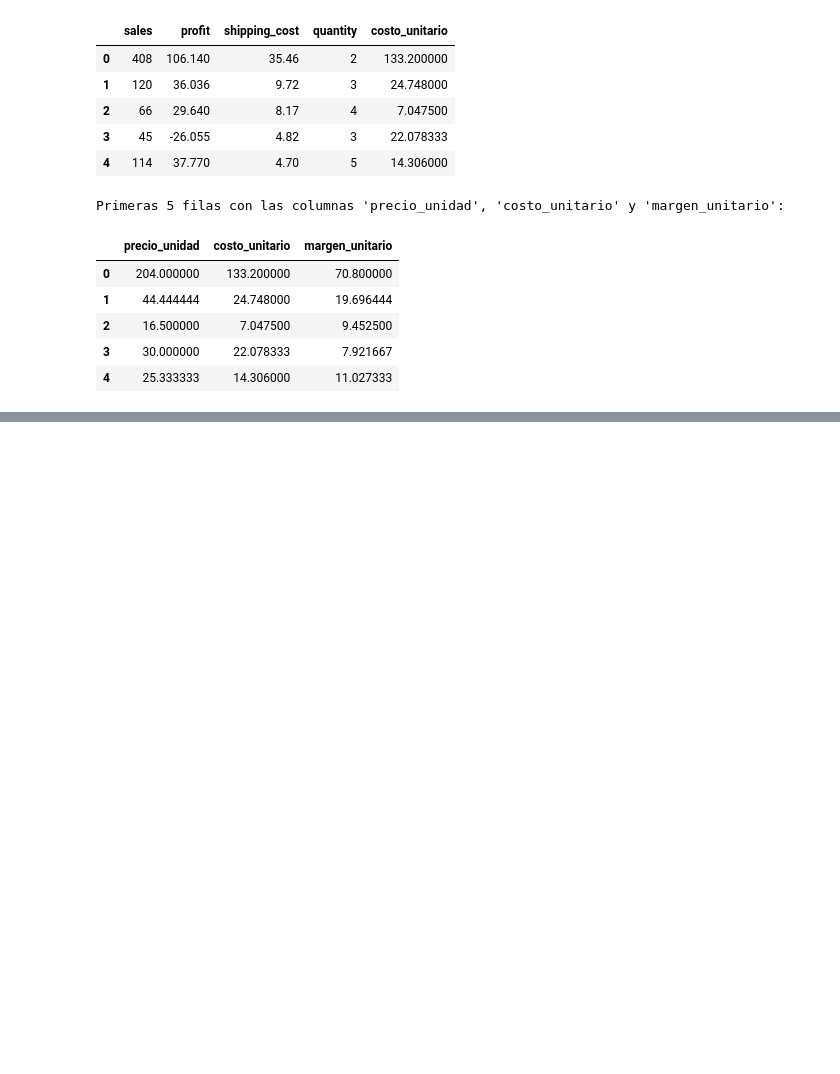
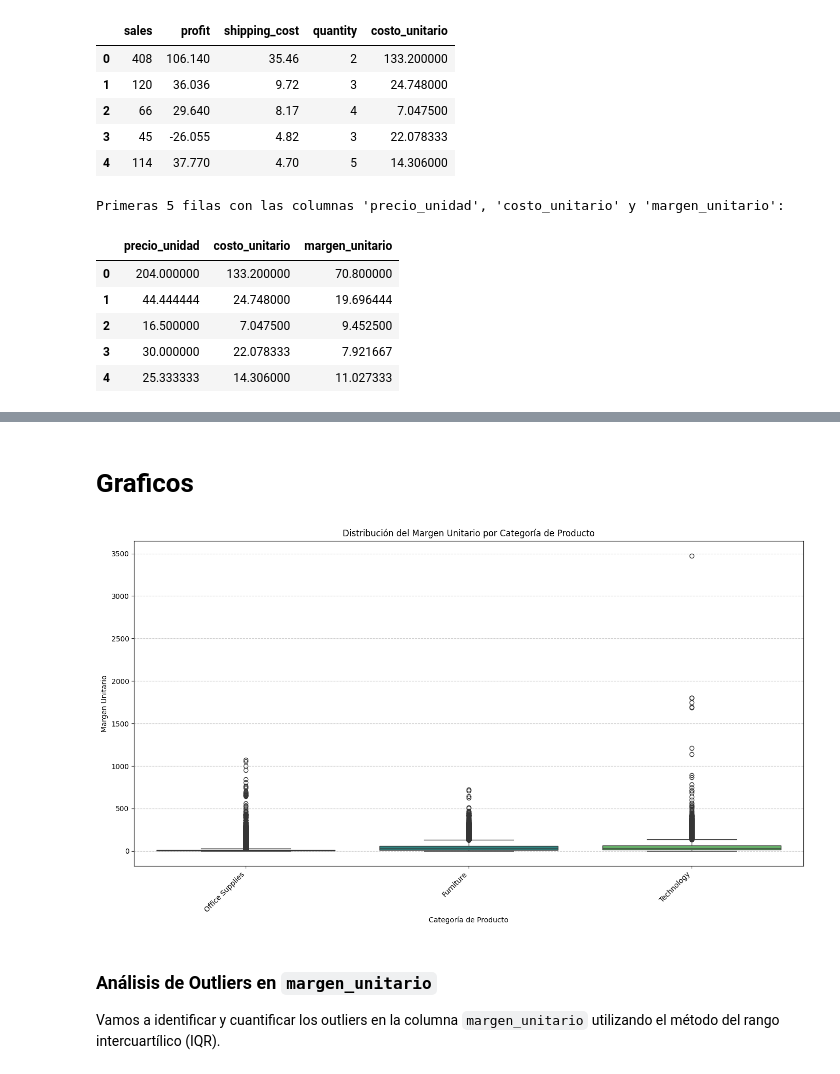
Before and after one commit to DAGP1145/MineriaDeDatos2, a Jupyter notebook: Dataset.ipynb, the cells around one changed output, grey strips where cells are left out. Saved outputs shown, nothing was run; the diff lists cells and outputs as text; code cells hidden in the pictures; blank space fills up the shorter version.

```diff
--- a/Dataset.ipynb
+++ b/Dataset.ipynb
@@ -407,3 +407,5 @@ df_borrador.head()
 | 2 | HU-2011-1220 | 2011-01-01 | 2011-01-05 | Second Class | Annie Thurman | Consumer | Budapest | Hungary | EMEA | ... |
 | 3 | IT-2011-3647632 | 2011-01-01 | 2011-01-05 | Second Class | Eugene Moren | Home Office | Stockholm | Sweden | EU | ... |
 | 4 | IN-2011-47883 | 2011-01-01 | 2011-01-08 | Standard Class | Joseph Holt | Consumer | New South Wales | Australia | APAC | ... |
+# %% [markdown]
+# Graficos
@@ -409,0 +415,16 @@ df_borrador.head()
+# %%
+plt.figure(figsize=(14, 8))
+sns.boxplot(x='category', y='margen_unitario', data=df_borrador, palette='viridis', hue='category', legend=False)
+plt.title('Distribución del Margen Unitario por Categoría de Producto')
+plt.xlabel('Categoría de Producto')
+plt.ylabel('Margen Unitario')
+plt.xticks(rotation=45, ha='right')
+plt.grid(axis='y', linestyle='--', alpha=0.7)
+plt.tight_layout()
+plt.show()
+# %% [output]
+[figure, added]
+# %% [markdown]
+### Análisis de Outliers en `margen_unitario`
+
+Vamos a identificar y cuantificar los outliers en la columna `margen_unitario` utilizando el método del rango intercuartílico (IQR).
```
Also changed, not shown: parts of 18 cells of this notebook.
